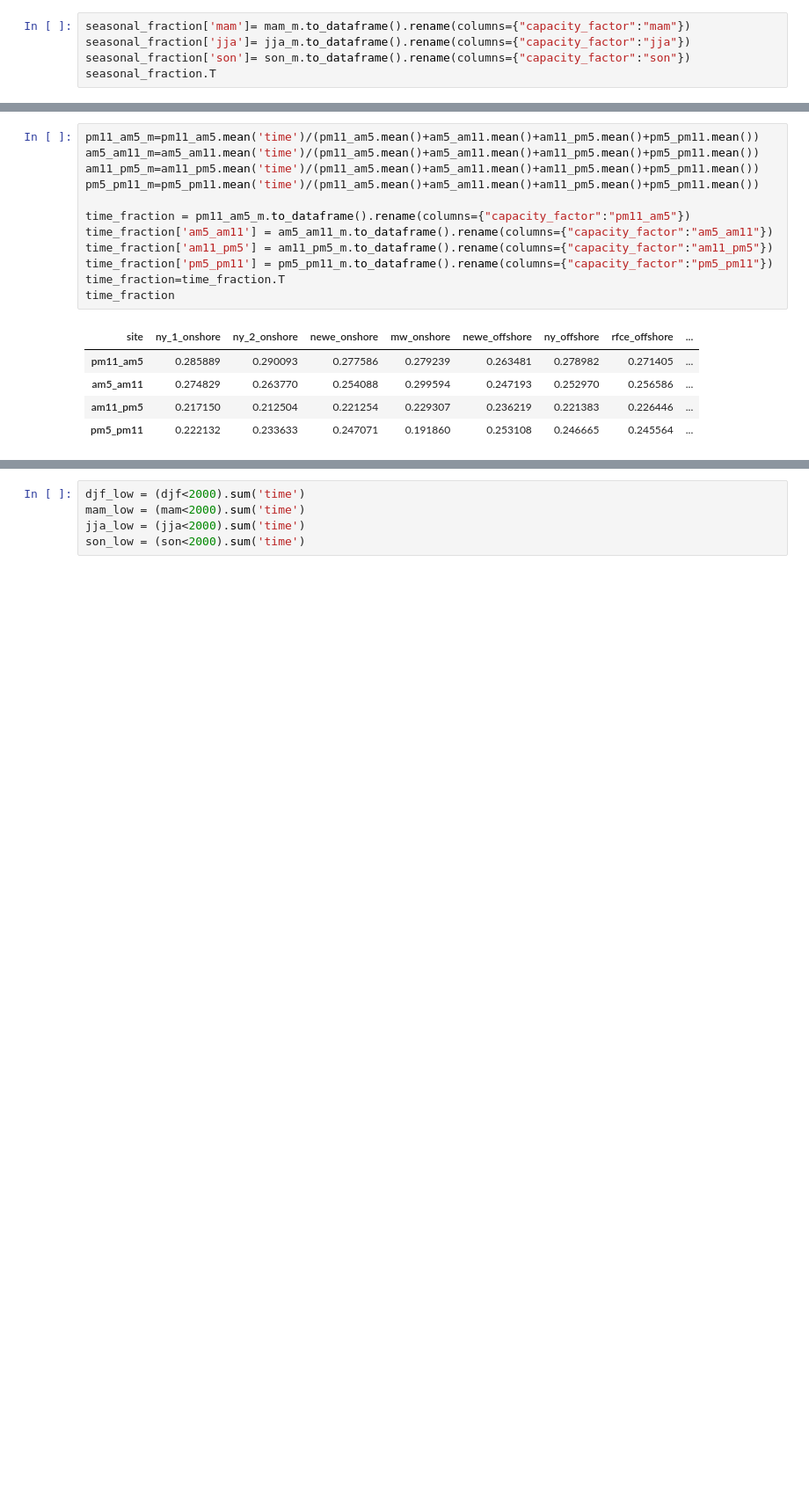
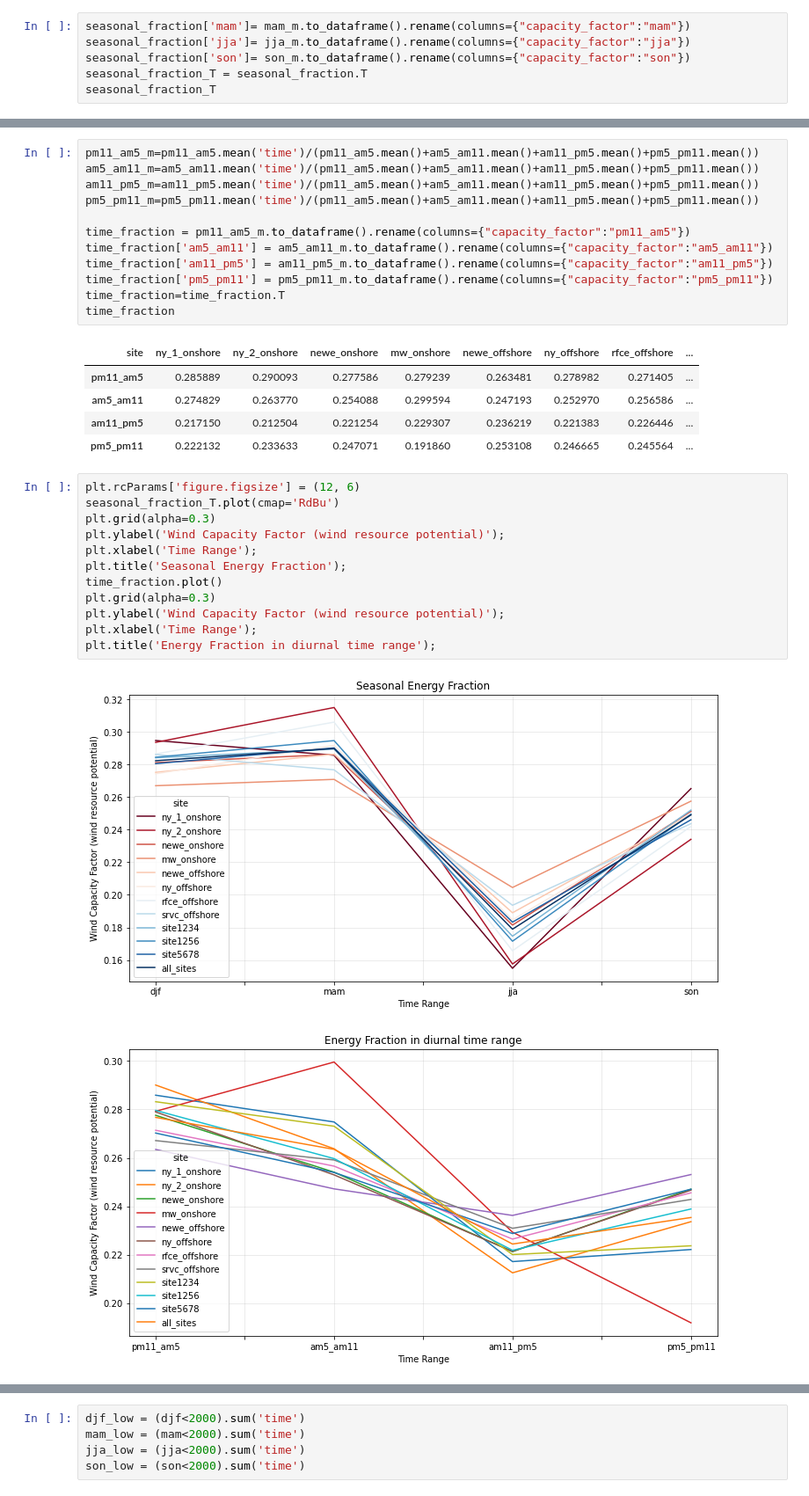
Before and after one commit to Yixuan-Zou/finalproject, a Jupyter notebook: onevariable_yz3909_code_project.ipynb, the cells around one changed output, grey strips where cells are left out. Shown at 88% size. Saved outputs shown, nothing was run; the diff lists cells and outputs as text; blank space fills up the shorter version.

```diff
--- a/onevariable_yz3909_code_project.ipynb
+++ b/onevariable_yz3909_code_project.ipynb
@@ -421,7 +377,8 @@ seasonal_fraction = djf_m.to_dataframe().rename(columns={"capacity_factor":"djf"
 seasonal_fraction['mam']= mam_m.to_dataframe().rename(columns={"capacity_factor":"mam"})
 seasonal_fraction['jja']= jja_m.to_dataframe().rename(columns={"capacity_factor":"jja"})
 seasonal_fraction['son']= son_m.to_dataframe().rename(columns={"capacity_factor":"son"})
-seasonal_fraction.T
+seasonal_fraction_T = seasonal_fraction.T
+seasonal_fraction_T
 # %% [output]
 | site | ny_1_onshore | ny_2_onshore | newe_onshore | mw_onshore | newe_offshore | ny_offshore | rfce_offshore | ... |
 | djf | 0.294683 | 0.293541 | 0.281153 | 0.266952 | 0.275152 | 0.274259 | 0.286421 | ... |
@@ -500,5 +457,20 @@ time_fraction
 | am5_am11 | 0.274829 | 0.263770 | 0.254088 | 0.299594 | 0.247193 | 0.252970 | 0.256586 | ... |
 | am11_pm5 | 0.217150 | 0.212504 | 0.221254 | 0.229307 | 0.236219 | 0.221383 | 0.226446 | ... |
 | pm5_pm11 | 0.222132 | 0.233633 | 0.247071 | 0.191860 | 0.253108 | 0.246665 | 0.245564 | ... |
+# %%
+plt.rcParams['figure.figsize'] = (12, 6)
+seasonal_fraction_T.plot(cmap='RdBu')
+plt.grid(alpha=0.3)
+plt.ylabel('Wind Capacity Factor (wind resource potential)');
+plt.xlabel('Time Range');
+plt.title('Seasonal Energy Fraction');
+time_fraction.plot()
+plt.grid(alpha=0.3)
+plt.ylabel('Wind Capacity Factor (wind resource potential)');
+plt.xlabel('Time Range');
+plt.title('Energy Fraction in diurnal time range');
+# %% [output]
+[figure, added]
+[figure, added]
 # %% [markdown]
 <h2>Part2
```
Also changed, not shown: parts of 31 cells of this notebook.
